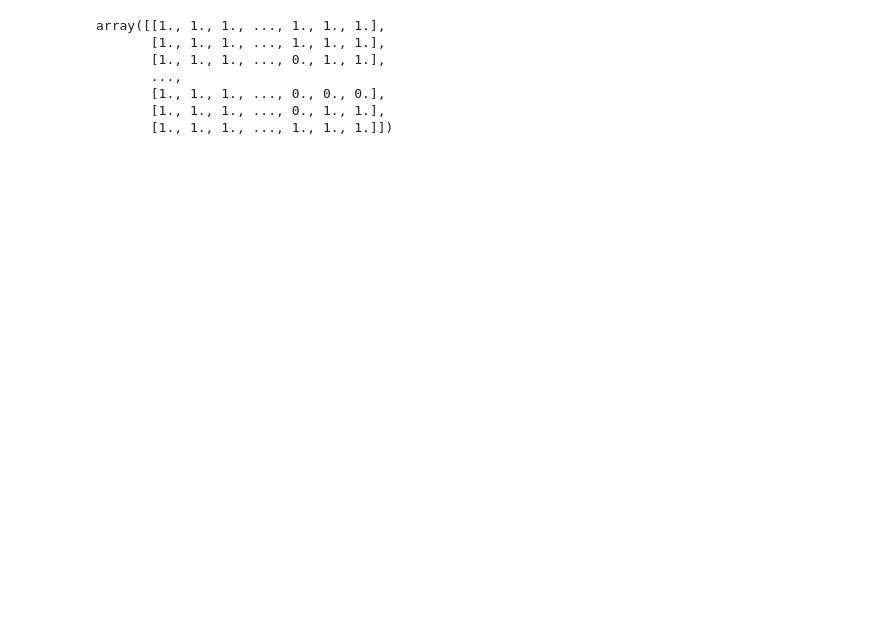
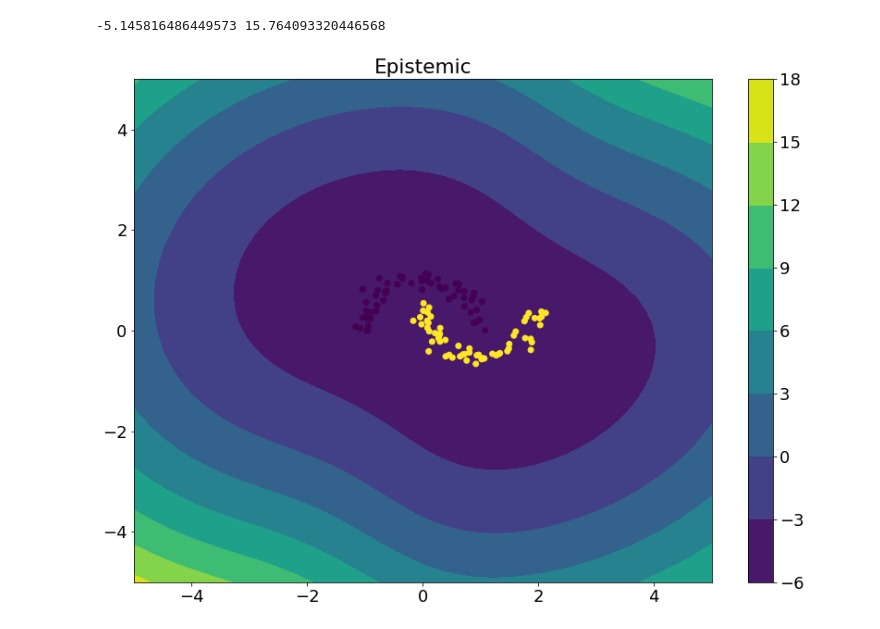
Before and after one commit to stat-ml/NUQ, a Jupyter notebook: examples/nuq_example.ipynb, the cells around one changed output. Cells and saved outputs as stored; diff of their text form; code cells hidden in the pictures; blank space fills up the shorter version.

```diff
--- a/examples/nuq_example.ipynb
+++ b/examples/nuq_example.ipynb
@@ -86,10 +79,22 @@ nan nan
+# %%
+model = NuqClassifierDup(kernel_type='RBF', n_neighbors=120)
+model.fit(x_train, y_train)
+w = 5
+x_mesh = np.array(np.meshgrid(np.linspace(-w, w, 40), np.linspace(-w, w, 40))).reshape(2, -1)
+x_mesh = np.moveaxis(x_mesh, 0, 1)
+
+_, uncertainty = model.predict_log_proba(x_mesh, 'epistemic')
+prediction_mesh = uncertainty
+plt.figure(figsize=fig_size)
+plt.contourf(x_mesh[:, 0].reshape((40, 40)), x_mesh[:, 1].reshape(40, 40), prediction_mesh.reshape(40, 40))
+plt.colorbar()
+plt.scatter(x_train[:, 0], x_train[:, 1], c=y_train)
+print(np.min(prediction_mesh), np.max(prediction_mesh))
+plt.title("Epistemic")
+plt.savefig('log_prob_density.png')
+plt.show()
+# %% [output]
+-5.145816486449573 15.764093320446568
+[figure, added]
 # %%
-prediction_mesh.reshape(40, 40)
+# prediction_mesh.reshape(40, 40)
-# %% [output]
-array([[1., 1., 1., ..., 1., 1., 1.],
-       [1., 1., 1., ..., 1., 1., 1.],
-       [1., 1., 1., ..., 0., 1., 1.],
-       ...,
-       [1., 1., 1., ..., 0., 0., 0.],
-       [1., 1., 1., ..., 0., 1., 1.],
-       [1., 1., 1., ..., 1., 1., 1.]])
```
Also changed, not shown: parts of 6 cells of this notebook, 1 other file.
